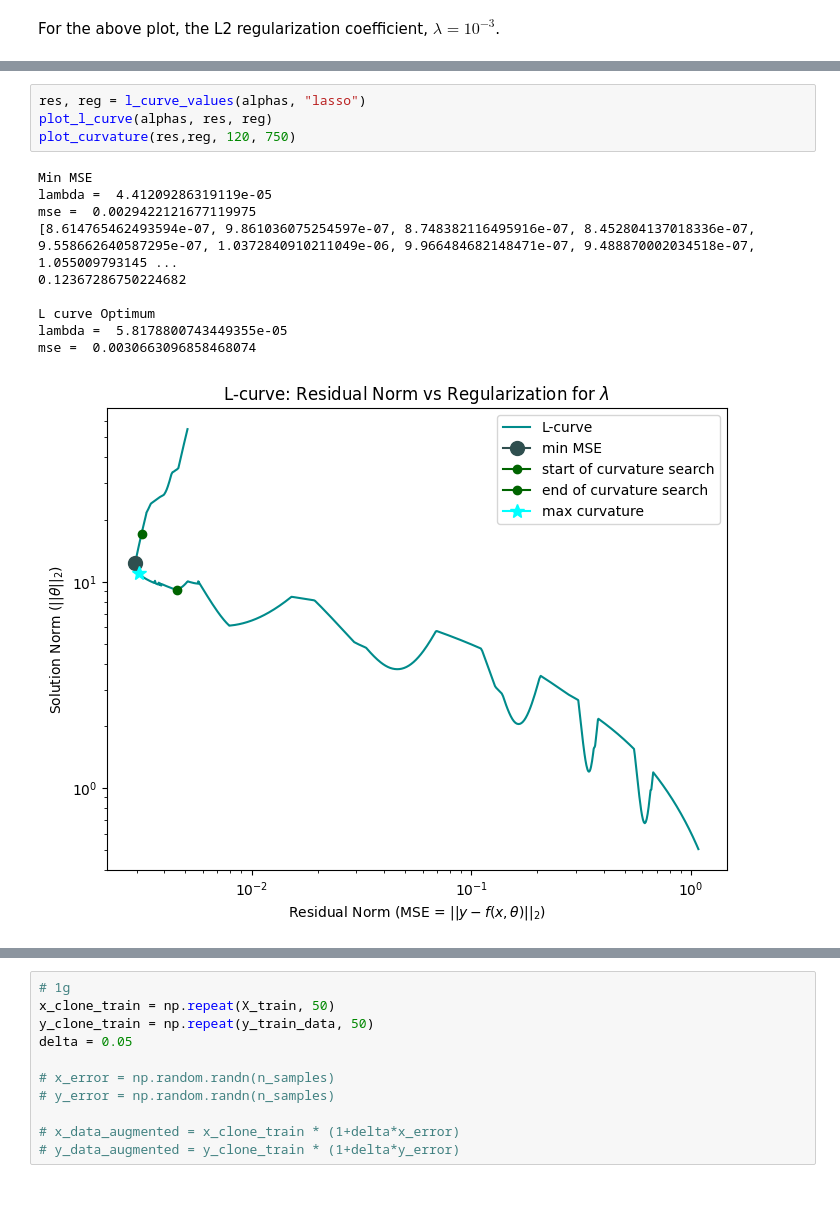
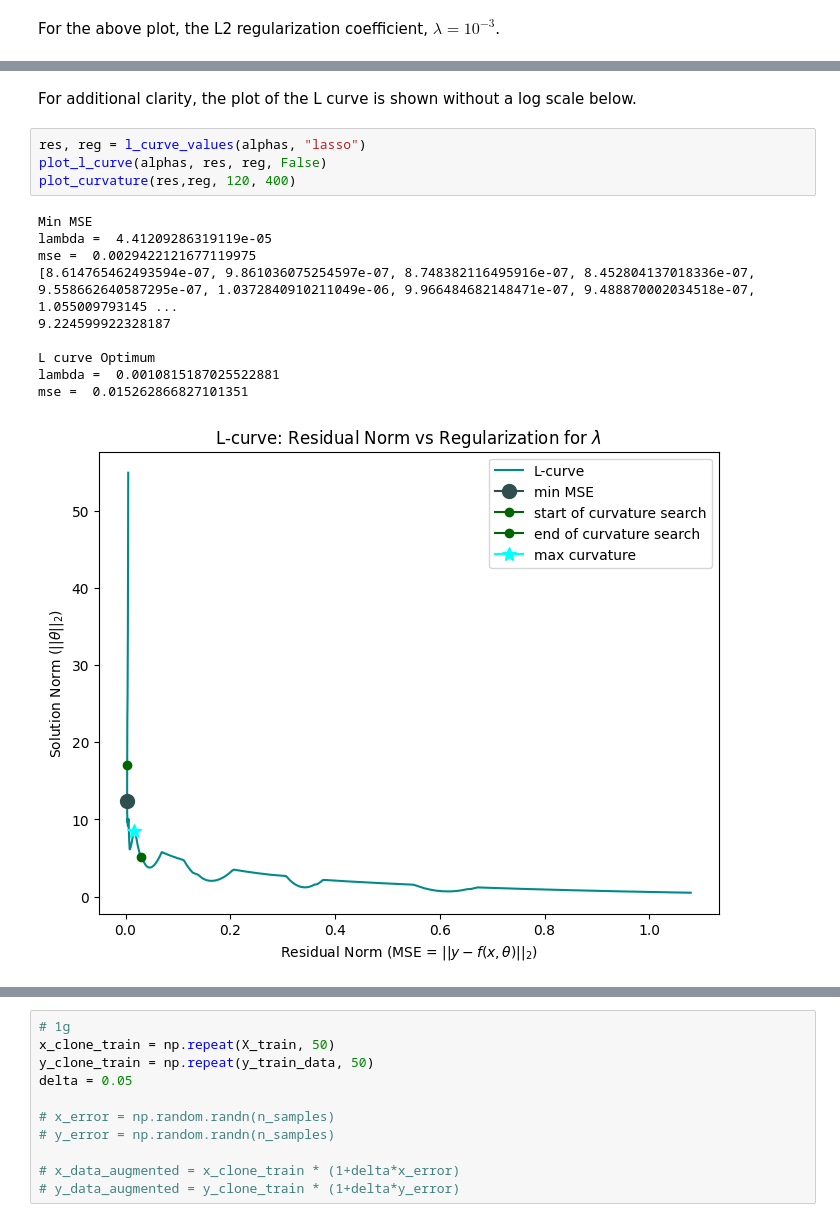
Before and after one commit to rx9933/COE-379L, a Jupyter notebook: Assignments/Assignment2/9_30_2.ipynb, the cells around one changed output, grey strips where cells are left out. Drawn from its saved outputs; the diff is of its cells as text; blank space fills up the shorter version.

```diff
--- a/Assignments/Assignment2/9_30_2.ipynb
+++ b/Assignments/Assignment2/9_30_2.ipynb
@@ -419,15 +457,17 @@ Min MSE Lambda = 4.41209286319119e-05
+# %% [markdown]
+For additional clarity, the plot of the L curve is shown without a log scale below.
 # %%
 res, reg = l_curve_values(alphas, "lasso")
-plot_l_curve(alphas, res, reg)
-plot_curvature(res,reg, 120, 750)
+plot_l_curve(alphas, res, reg, False)
+plot_curvature(res,reg, 120, 400)
 # %% [output]
 Min MSE
 lambda =  4.41209286319119e-05
 mse =  0.0029422121677119975
 [8.614765462493594e-07, 9.861036075254597e-07, 8.748382116495916e-07, 8.452804137018336e-07, 9.558662640587295e-07, 1.0372840910211049e-06, 9.966484682148471e-07, 9.488870002034518e-07, 1.055009793145 ...
-0.12367286750224682
+9.224599922328187
 
 L curve Optimum
-lambda =  5.8178800743449355e-05
-mse =  0.0030663096858468074
+lambda =  0.0010815187025522881
+mse =  0.015262866827101351
-[figure, old version]
+[figure, new version]
```
Also changed, not shown: parts of 15 cells of this notebook, 4 other files.
